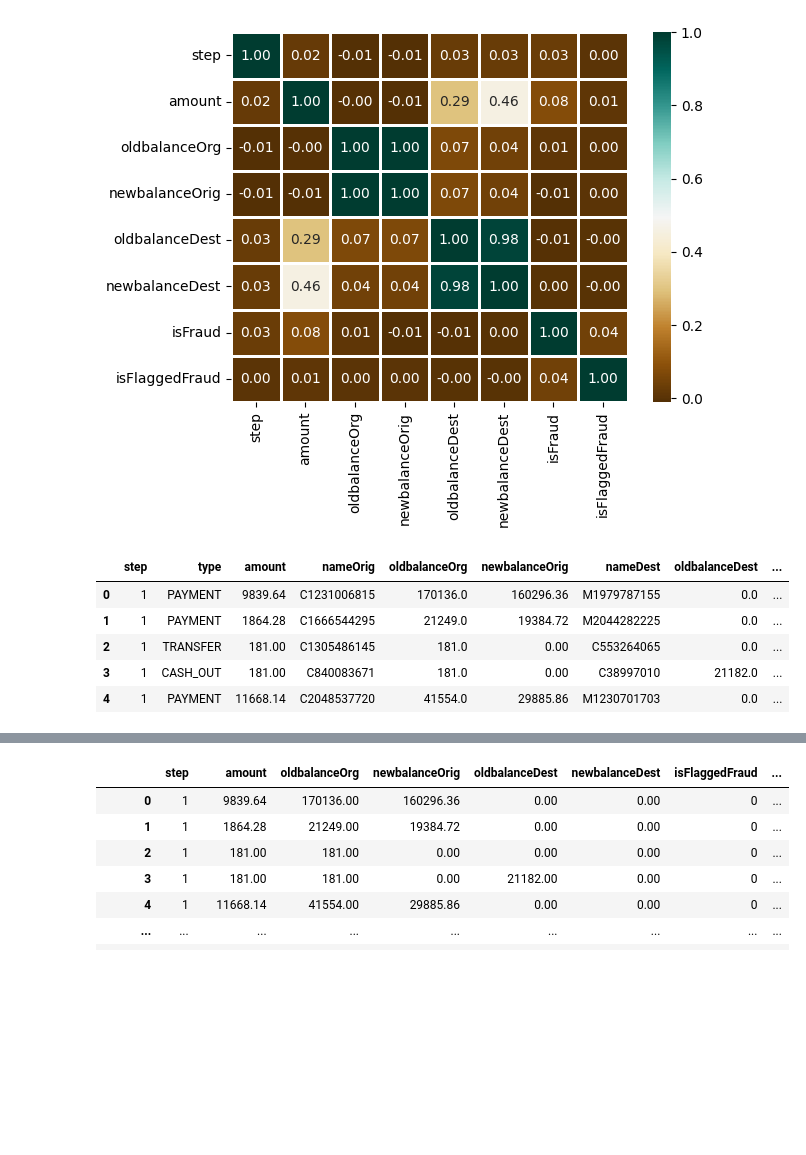
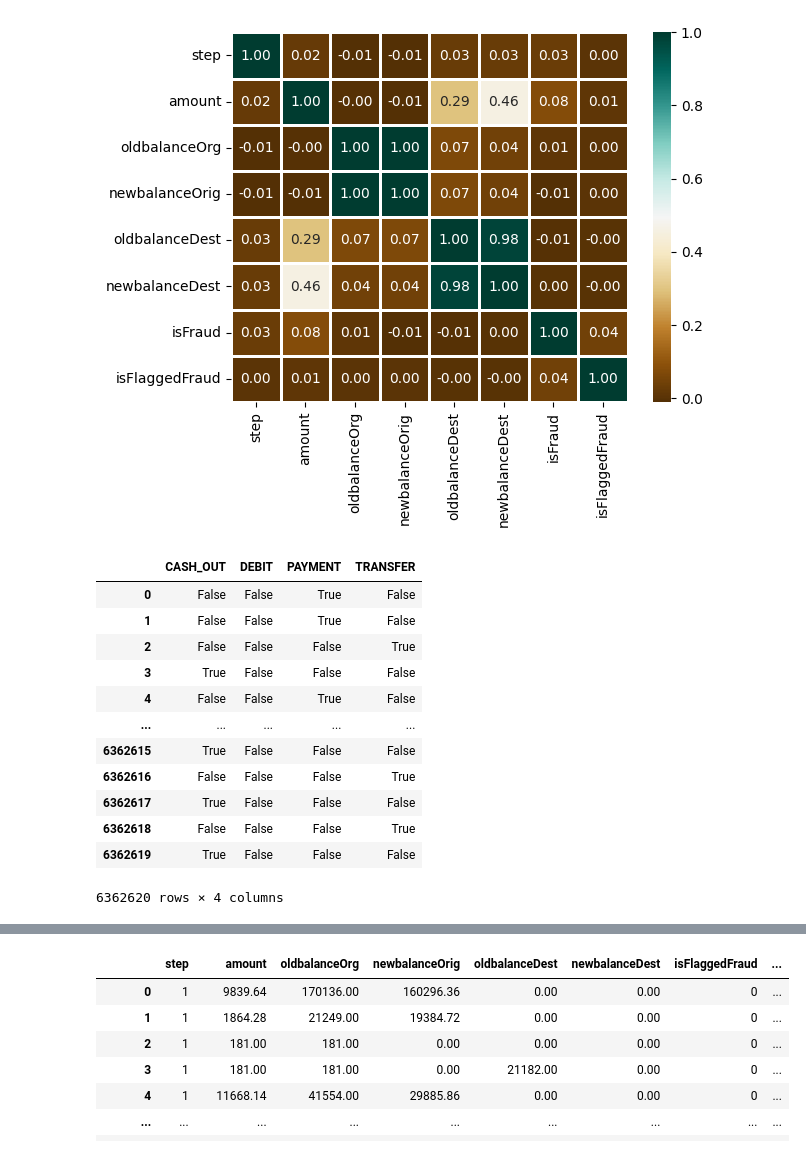
Before and after one commit to sahilgupta028/Online-payment-fraud-detection, a Jupyter notebook: Online Payment Fraud Detection.ipynb, the cells around one changed output, grey strips where cells are left out. Drawn from its saved outputs; the diff is of its cells as text; code cells hidden in the pictures; blank space fills up the shorter version.

```diff
--- a/Online Payment Fraud Detection.ipynb
+++ b/Online Payment Fraud Detection.ipynb
@@ -116,12 +183,18 @@ sns.heatmap(corr_matrix, cmap='BrBG', fmt='.2f', linewidths=2, annot=True)
 [figure]
 # %%
 type_new = pd.get_dummies(data['type'], drop_first=True)
-data_new = pd.concat([data, type_new], axis=1)
-data_new.head()
+type_new
 # %% [output]
-|  | step | type | amount | nameOrig | oldbalanceOrg | newbalanceOrig | nameDest | oldbalanceDest | ... |
-| 0 | 1 | PAYMENT | 9839.64 | C1231006815 | 170136.0 | 160296.36 | M1979787155 | 0.0 | ... |
-| 1 | 1 | PAYMENT | 1864.28 | C1666544295 | 21249.0 | 19384.72 | M2044282225 | 0.0 | ... |
-| 2 | 1 | TRANSFER | 181.00 | C1305486145 | 181.0 | 0.00 | C553264065 | 0.0 | ... |
-| 3 | 1 | CASH_OUT | 181.00 | C840083671 | 181.0 | 0.00 | C38997010 | 21182.0 | ... |
-| 4 | 1 | PAYMENT | 11668.14 | C2048537720 | 41554.0 | 29885.86 | M1230701703 | 0.0 | ... |
+|  | CASH_OUT | DEBIT | PAYMENT | TRANSFER |
+| 0 | False | False | True | False |
+| 1 | False | False | True | False |
+| 2 | False | False | False | True |
+| 3 | True | False | False | False |
+| 4 | False | False | True | False |
+| ... | ... | ... | ... | ... |
+| 6362615 | True | False | False | False |
+| 6362616 | False | False | False | True |
+| 6362617 | True | False | False | False |
+| 6362618 | False | False | False | True |
+| 6362619 | True | False | False | False |
+6362620 rows × 4 columns
```
Also changed, not shown: parts of 33 cells of this notebook.
